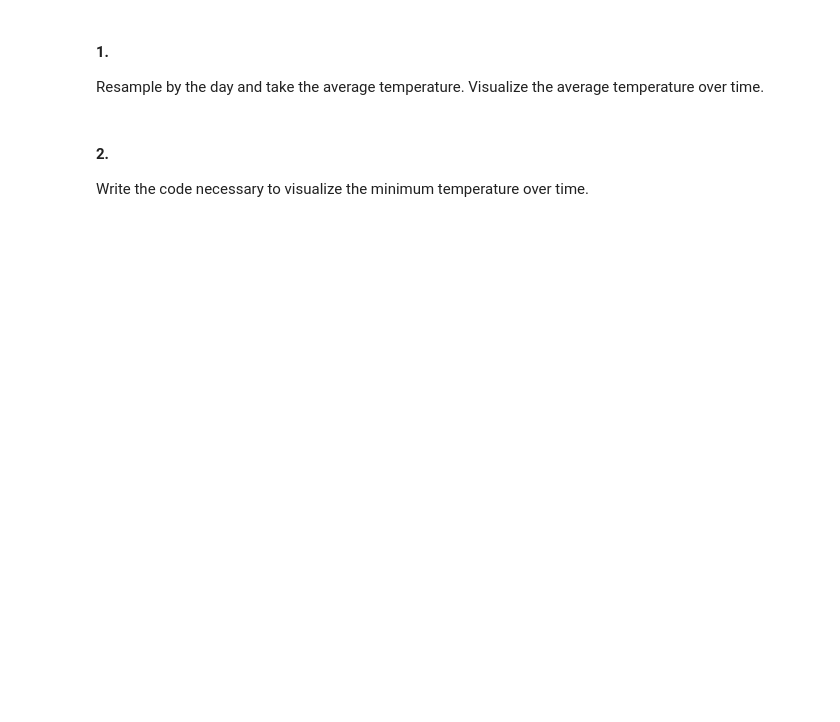
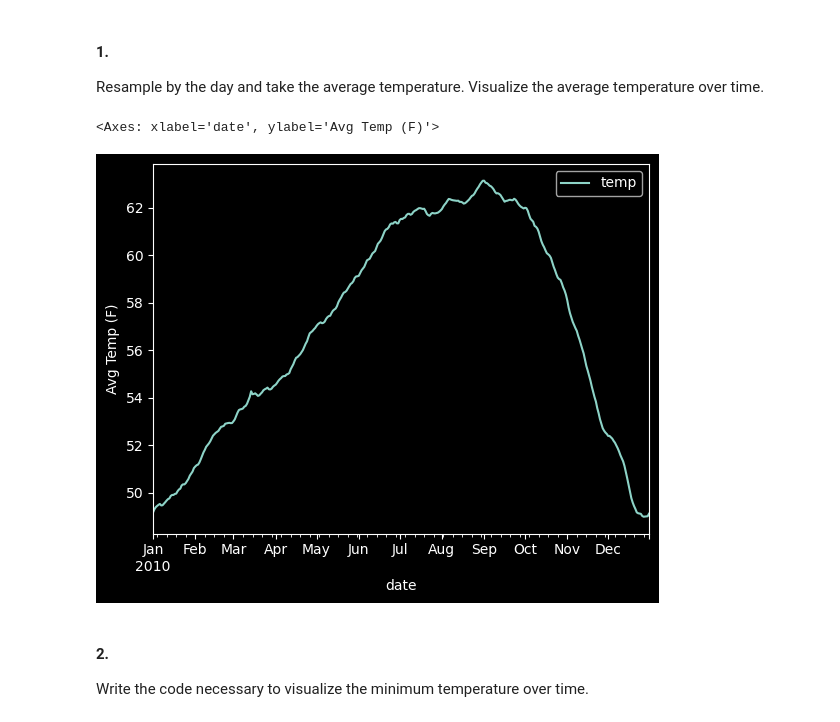
Before and after one commit to Zacharia-Schmitz/time-series-exercises, a Jupyter notebook: working_with_time_series_data.ipynb, the cells around one changed output. Drawn from its saved outputs; the diff is of its cells as text; code cells hidden in the pictures; blank space fills up the shorter version.

```diff
--- a/working_with_time_series_data.ipynb
+++ b/working_with_time_series_data.ipynb
@@ -23,6 +41,12 @@ sf = data.sf_temps()
 # %% [markdown]
 #### 1.
 Resample by the day and take the average temperature. Visualize the average temperature over time.
+# %%
+# Resample date to be by avg temp by day
+sf.resample('D', on='date').mean().plot(ylabel='Avg Temp (F)')
+# %% [output]
+<Axes: xlabel='date', ylabel='Avg Temp (F)'>
+[figure, added]
 # %% [markdown]
 #### 2.
 Write the code necessary to visualize the minimum temperature over time.
```
Also changed, not shown: parts of 29 cells of this notebook.
